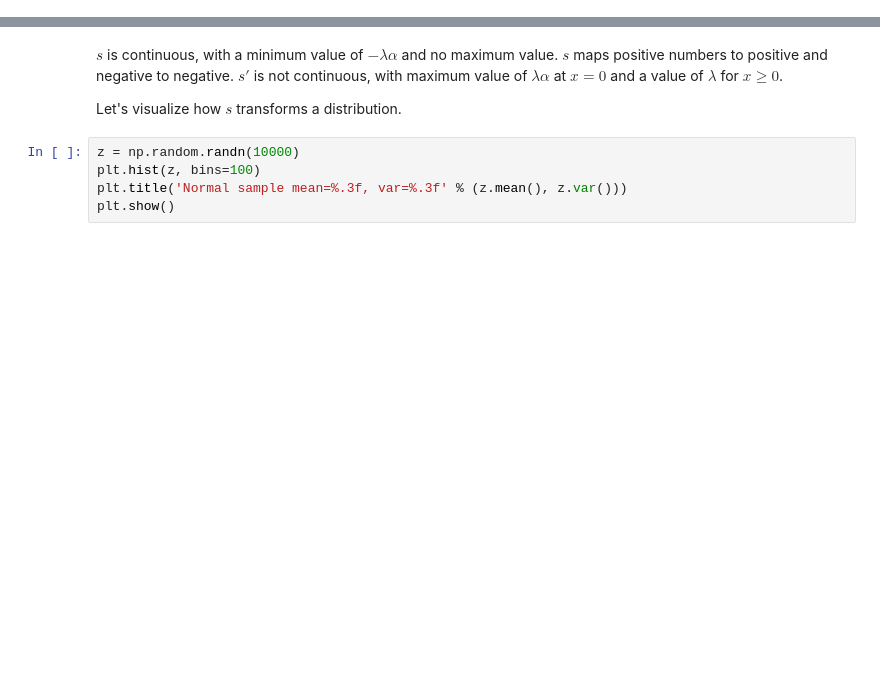
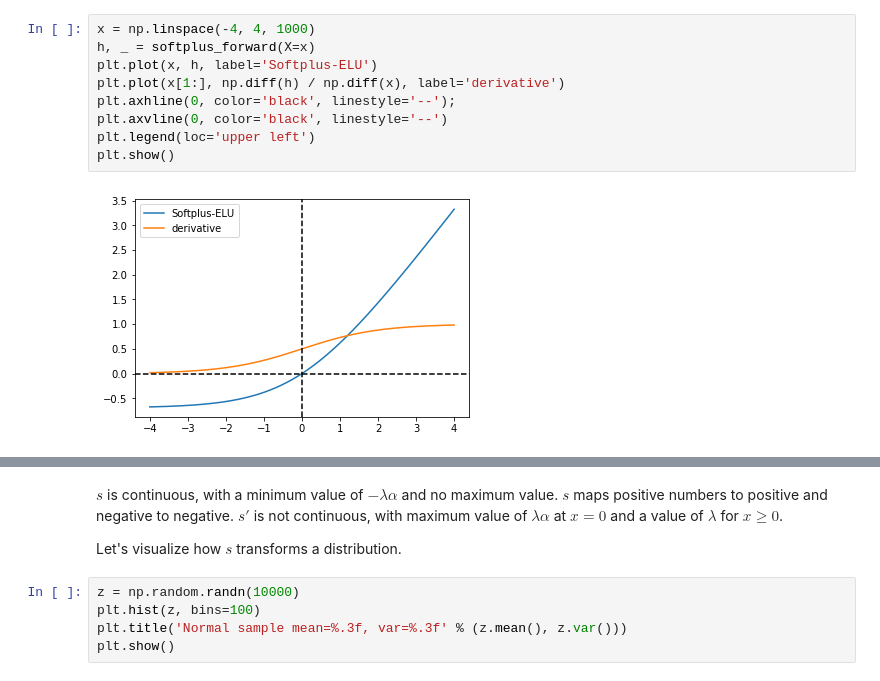
Before and after one commit to arasdar/DL, a Jupyter notebook: SELU-EricMartin.ipynb, the cells around one changed output, grey strips where cells are left out. Saved outputs shown, nothing was run; the diff lists cells and outputs as text; blank space fills up the shorter version.

```diff
--- a/SELU-EricMartin.ipynb
+++ b/SELU-EricMartin.ipynb
@@ -43,3 +51,14 @@ plt.legend(loc='upper left')
 plt.show()
 # %% [output]
 [figure]
+# %%
+x = np.linspace(-4, 4, 1000)
+h, _ = softplus_forward(X=x)
+plt.plot(x, h, label='Softplus-ELU')
+plt.plot(x[1:], np.diff(h) / np.diff(x), label='derivative')
+plt.axhline(0, color='black', linestyle='--');
+plt.axvline(0, color='black', linestyle='--')
+plt.legend(loc='upper left')
+plt.show()
+# %% [output]
+[figure, added]
```
Also changed, not shown: parts of 26 cells of this notebook, 5 other files.
